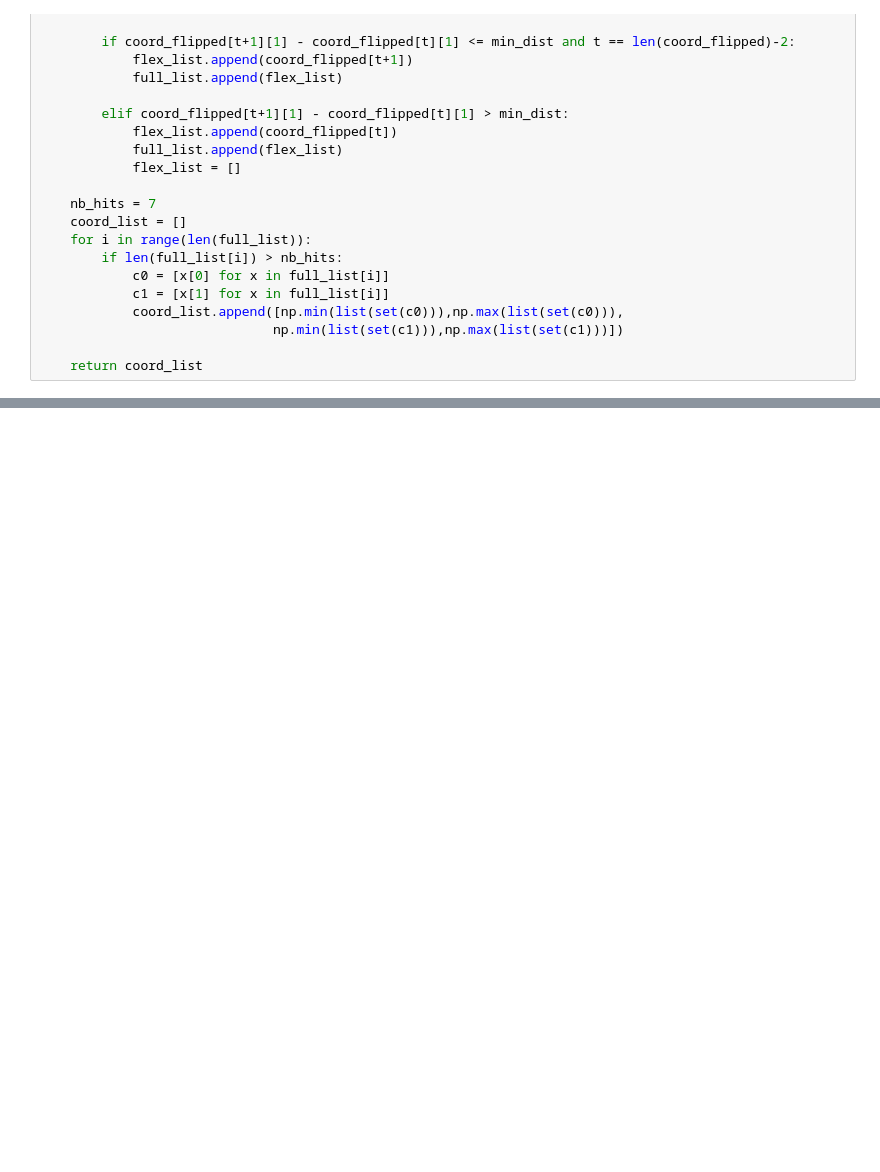
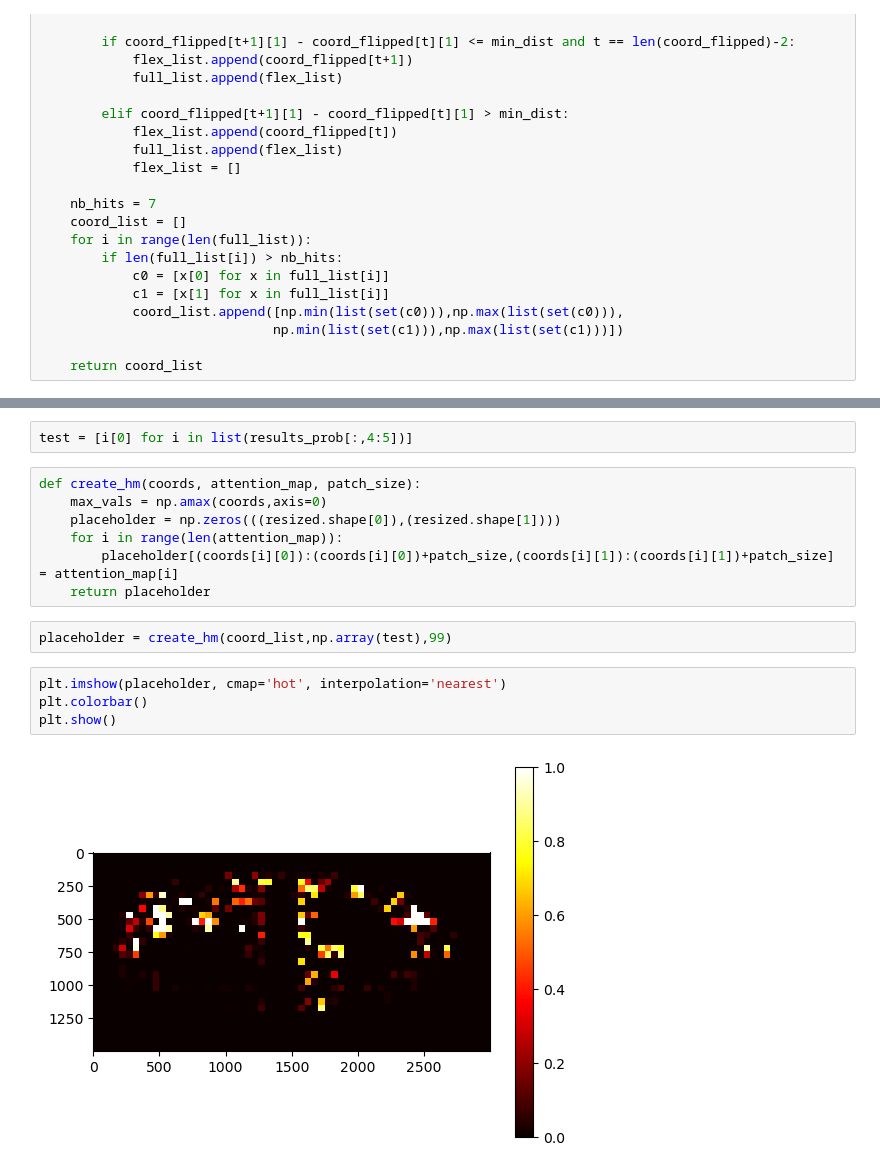
Before and after one commit to ForMaLTeC/RifNet2, a Jupyter notebook: RiFNet2_prediction.ipynb, the cells around one changed output, grey strips where cells are left out. Cells and saved outputs as stored; diff of their text form; blank space fills up the shorter version.

```diff
--- a/RiFNet2_prediction.ipynb
+++ b/RiFNet2_prediction.ipynb
@@ -278,0 +304,17 @@ processed images:  250
+# %%
+test = [i[0] for i in list(results_prob[:,4:5])]
+# %%
+def create_hm(coords, attention_map, patch_size):
+    max_vals = np.amax(coords,axis=0)
+    placeholder = np.zeros(((resized.shape[0]),(resized.shape[1])))
+    for i in range(len(attention_map)):
+        placeholder[(coords[i][0]):(coords[i][0])+patch_size,(coords[i][1]):(coords[i][1])+patch_size] = attention_map[i]
+    return placeholder
+# %%
+placeholder = create_hm(coord_list,np.array(test),99)
+# %%
+plt.imshow(placeholder, cmap='hot', interpolation='nearest')
+plt.colorbar()
+plt.show()
+# %% [output]
+[figure, added]
```
Also changed, not shown: parts of 11 cells of this notebook.
